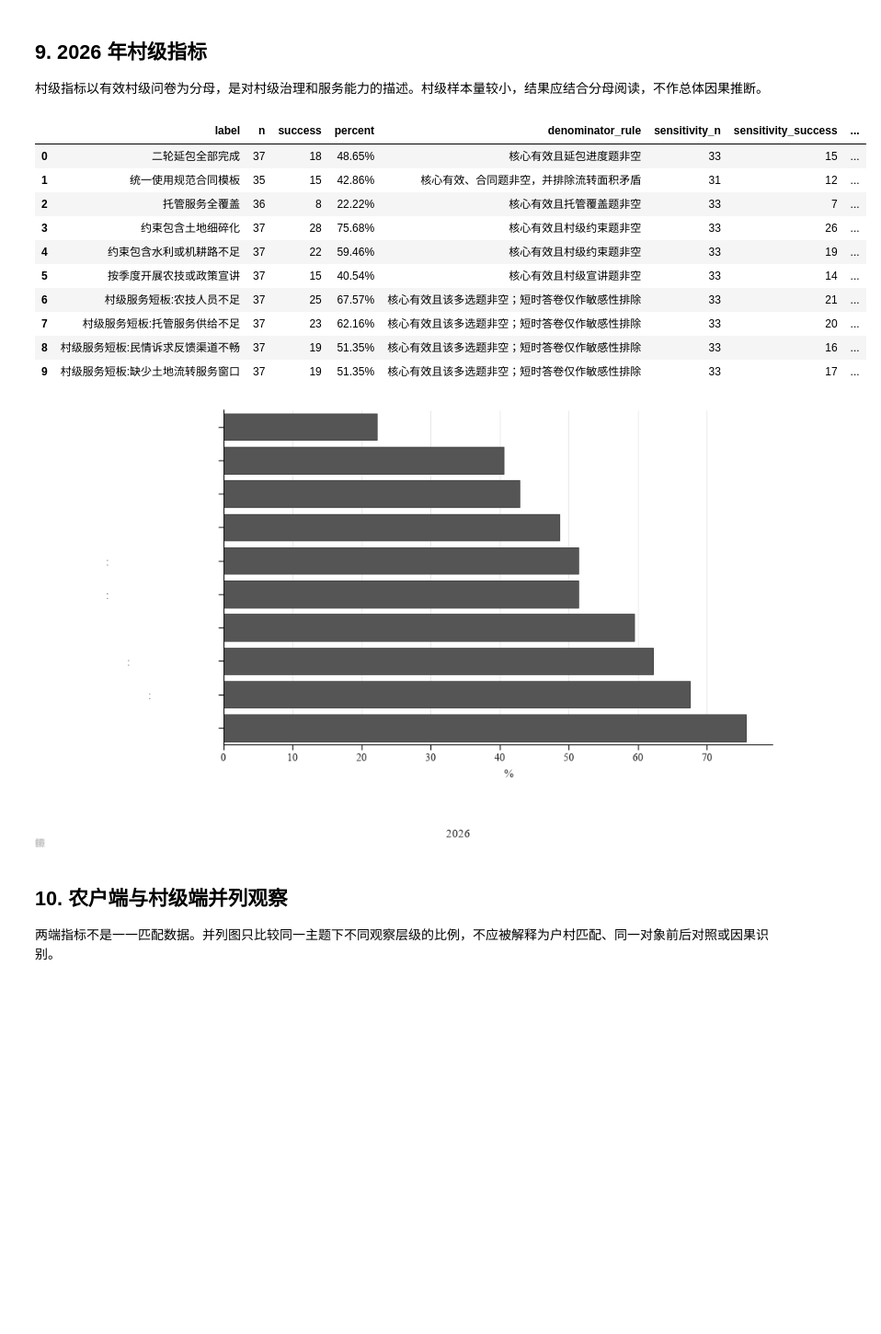
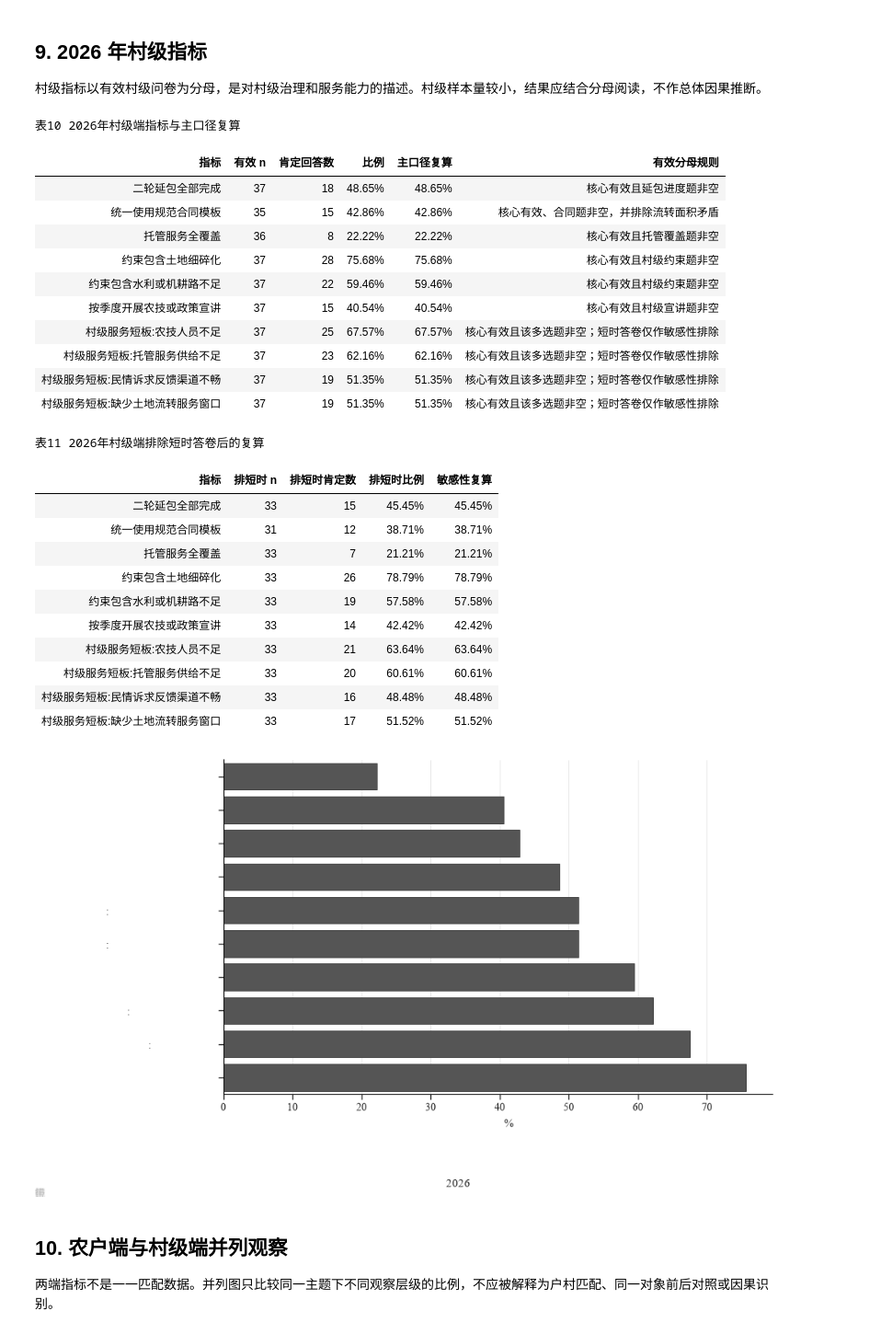
Before and after one commit to HNNUYUXUAN/anhui-rural-survey, a Jupyter notebook: notebooks/analysis.ipynb, the cells around one changed output. Shown at 92% size. Saved outputs shown, nothing was run; the diff lists cells and outputs as text; code cells hidden in the pictures; blank space fills up the shorter version.

```diff
--- a/notebooks/analysis.ipynb
+++ b/notebooks/analysis.ipynb
@@ -358,26 +387,42 @@ finish_figure(fig)
 # %%
 village = pd.read_csv(RESULT_DIR / "villages-2026.csv")
 village["主口径复算"] = (village["success"] / village["n"] * 100).round(2)
 village["敏感性复算"] = (village["sensitivity_success"] / village["sensitivity_n"] * 100).round(2)
-display(village.style.format({"percent": "{:.2f}%", "sensitivity_percent": "{:.2f}%", "主口径复算": "{:.2f}%", "敏感性复算": "{:.2f}%"}))
+show_table(village[["label", "n", "success", "percent", "主口径复算", "denominator_rule"]],
+           "表10　2026年村级端指标与主口径复算", {"percent": "{:.2f}%", "主口径复算": "{:.2f}%"})
+show_table(village[["label", "sensitivity_n", "sensitivity_success", "sensitivity_percent", "敏感性复算"]],
+           "表11　2026年村级端排除短时答卷后的复算", {"sensitivity_percent": "{:.2f}%", "敏感性复算": "{:.2f}%"})
 
 fig, ax = plt.subplots(figsize=(10, 6))
 plot_village = village.sort_values("percent")
 sns.barplot(data=plot_village, x="percent", y="label", color="#555555", ax=ax)
 ax.set(title="2026年村级公开指标", xlabel="比例（%）", ylabel="")
 finish_figure(fig)
 # %% [output]
+表10 2026年村级端指标与主口径复算
-|  | label | n | success | percent | denominator_rule | sensitivity_n | sensitivity_success | ... |
-| 0 | 二轮延包全部完成 | 37 | 18 | 48.65% | 核心有效且延包进度题非空 | 33 | 15 | ... |
-| 1 | 统一使用规范合同模板 | 35 | 15 | 42.86% | 核心有效、合同题非空，并排除流转面积矛盾 | 31 | 12 | ... |
-| 2 | 托管服务全覆盖 | 36 | 8 | 22.22% | 核心有效且托管覆盖题非空 | 33 | 7 | ... |
-| 3 | 约束包含土地细碎化 | 37 | 28 | 75.68% | 核心有效且村级约束题非空 | 33 | 26 | ... |
-| 4 | 约束包含水利或机耕路不足 | 37 | 22 | 59.46% | 核心有效且村级约束题非空 | 33 | 19 | ... |
-| 5 | 按季度开展农技或政策宣讲 | 37 | 15 | 40.54% | 核心有效且村级宣讲题非空 | 33 | 14 | ... |
-| 6 | 村级服务短板:农技人员不足 | 37 | 25 | 67.57% | 核心有效且该多选题非空；短时答卷仅作敏感性排除 | 33 | 21 | ... |
-| 7 | 村级服务短板:托管服务供给不足 | 37 | 23 | 62.16% | 核心有效且该多选题非空；短时答卷仅作敏感性排除 | 33 | 20 | ... |
-| 8 | 村级服务短板:民情诉求反馈渠道不畅 | 37 | 19 | 51.35% | 核心有效且该多选题非空；短时答卷仅作敏感性排除 | 33 | 16 | ... |
-| 9 | 村级服务短板:缺少土地流转服务窗口 | 37 | 19 | 51.35% | 核心有效且该多选题非空；短时答卷仅作敏感性排除 | 33 | 17 | ... |
+| 指标 | 有效 n | 肯定回答数 | 比例 | 主口径复算 | 有效分母规则 |
+| 二轮延包全部完成 | 37 | 18 | 48.65% | 48.65% | 核心有效且延包进度题非空 |
+| 统一使用规范合同模板 | 35 | 15 | 42.86% | 42.86% | 核心有效、合同题非空，并排除流转面积矛盾 |
+| 托管服务全覆盖 | 36 | 8 | 22.22% | 22.22% | 核心有效且托管覆盖题非空 |
+| 约束包含土地细碎化 | 37 | 28 | 75.68% | 75.68% | 核心有效且村级约束题非空 |
+| 约束包含水利或机耕路不足 | 37 | 22 | 59.46% | 59.46% | 核心有效且村级约束题非空 |
+| 按季度开展农技或政策宣讲 | 37 | 15 | 40.54% | 40.54% | 核心有效且村级宣讲题非空 |
+| 村级服务短板:农技人员不足 | 37 | 25 | 67.57% | 67.57% | 核心有效且该多选题非空；短时答卷仅作敏感性排除 |
+| 村级服务短板:托管服务供给不足 | 37 | 23 | 62.16% | 62.16% | 核心有效且该多选题非空；短时答卷仅作敏感性排除 |
+| 村级服务短板:民情诉求反馈渠道不畅 | 37 | 19 | 51.35% | 51.35% | 核心有效且该多选题非空；短时答卷仅作敏感性排除 |
+| 村级服务短板:缺少土地流转服务窗口 | 37 | 19 | 51.35% | 51.35% | 核心有效且该多选题非空；短时答卷仅作敏感性排除 |
+表11 2026年村级端排除短时答卷后的复算
+| 指标 | 排短时 n | 排短时肯定数 | 排短时比例 | 敏感性复算 |
+| 二轮延包全部完成 | 33 | 15 | 45.45% | 45.45% |
+| 统一使用规范合同模板 | 31 | 12 | 38.71% | 38.71% |
+| 托管服务全覆盖 | 33 | 7 | 21.21% | 21.21% |
+| 约束包含土地细碎化 | 33 | 26 | 78.79% | 78.79% |
+| 约束包含水利或机耕路不足 | 33 | 19 | 57.58% | 57.58% |
+| 按季度开展农技或政策宣讲 | 33 | 14 | 42.42% | 42.42% |
+| 村级服务短板:农技人员不足 | 33 | 21 | 63.64% | 63.64% |
+| 村级服务短板:托管服务供给不足 | 33 | 20 | 60.61% | 60.61% |
+| 村级服务短板:民情诉求反馈渠道不畅 | 33 | 16 | 48.48% | 48.48% |
+| 村级服务短板:缺少土地流转服务窗口 | 33 | 17 | 51.52% | 51.52% |
 [figure]
 # %% [markdown]
 ## 10. 农户端与村级端并列观察
```
Also changed, not shown: parts of 9 cells of this notebook, 14 other files.
